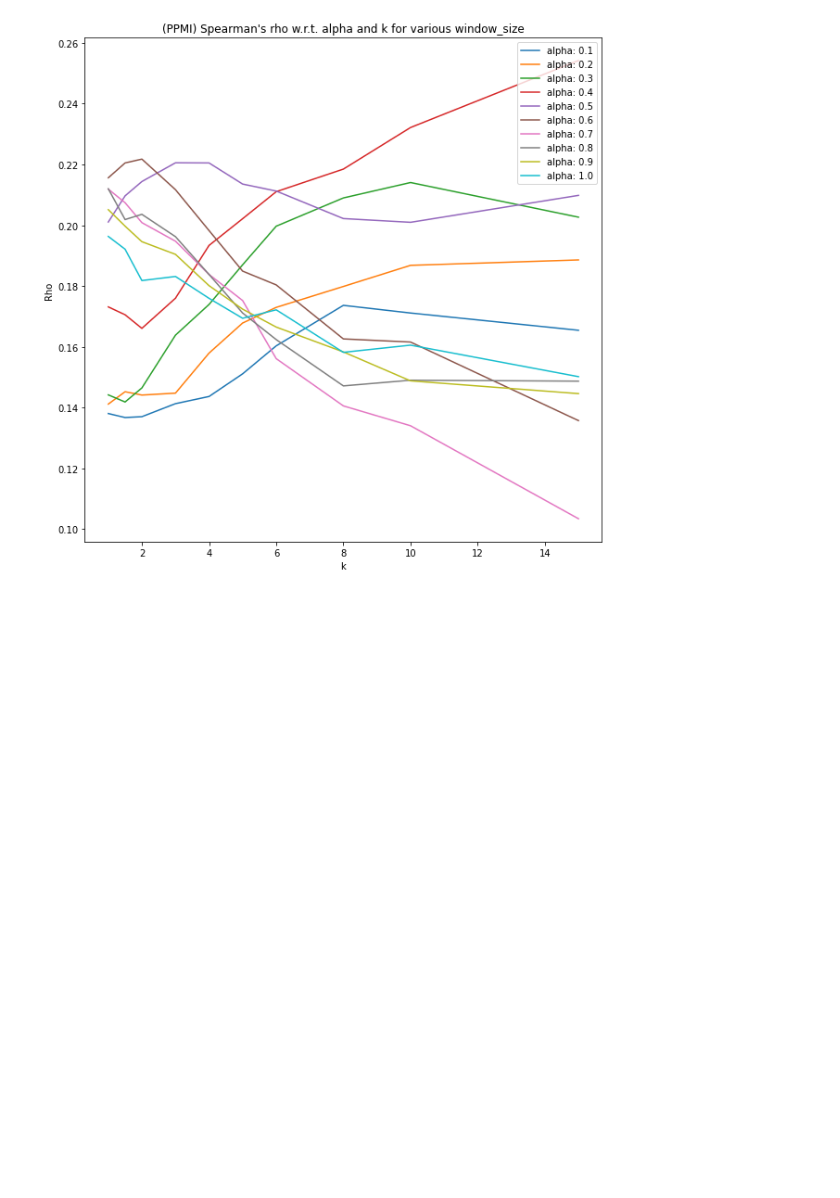
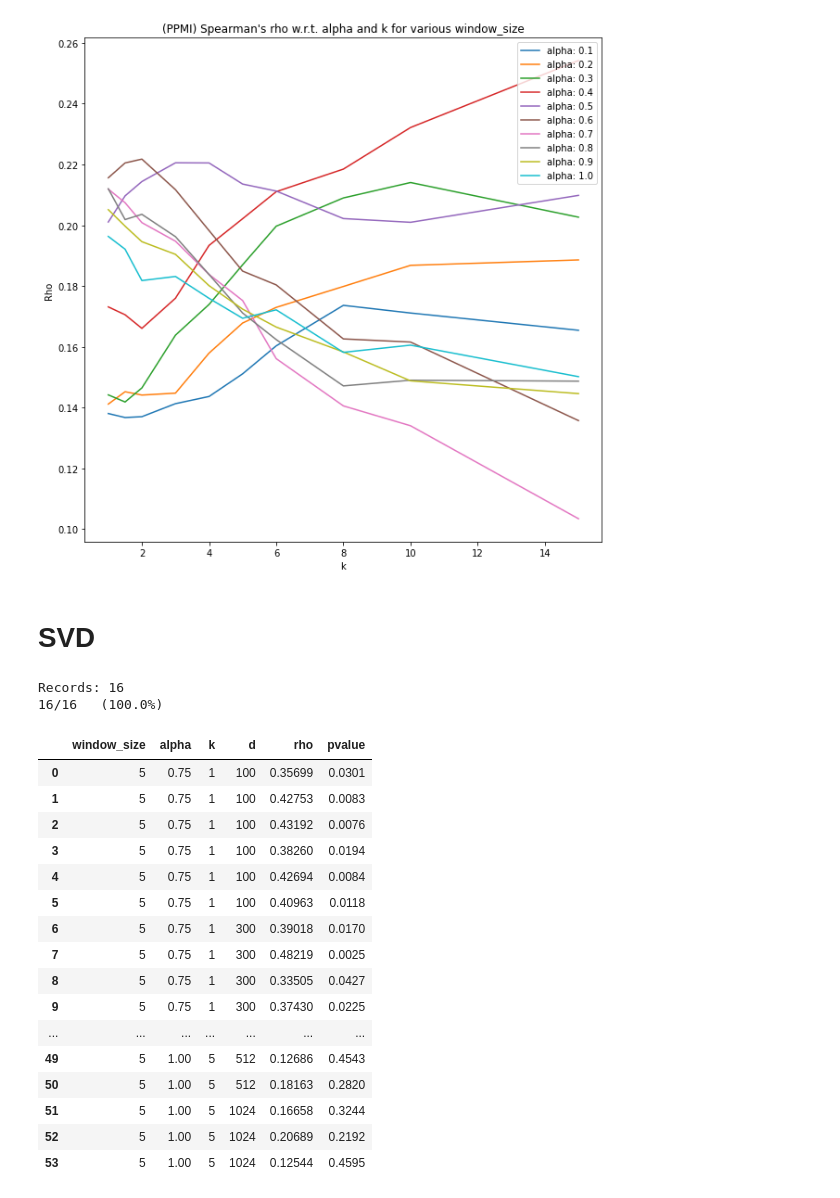
Before and after one commit to blietard/LexSemChange, a Jupyter notebook: results_visual.ipynb, the cells around one changed output. Drawn from its saved outputs; the diff is of its cells as text; code cells hidden in the pictures; blank space fills up the shorter version.

```diff
--- a/results_visual.ipynb
+++ b/results_visual.ipynb
@@ -285,3 +287,5 @@ plt.savefig('results_img/{}_{}_{}_rho_wErrors.png'.format(first_attribute,second
 plt.show()
 # %% [output]
 [figure]
+# %% [markdown]
+# SVD
@@ -287,0 +301,60 @@ plt.show()
+# %%
+i = 0
+table = []
+N = len(ws_list)*len(alpha_list)*len(k_list)*len(dim_list)
+print('Records: {}'.format( N ))
+for ws in ws_list:
+    for alpha in alpha_list:
+        for k in k_list:
+            for d in dim_list:
+                file_name = f'count_ws{ws}/count_ws{ws}-ppmi_a{alpha}_k{k}-svd_d{d}'
+                arr = np.genfromtxt(score_folder+file_name, delimiter='\t')
+                if len(arr.shape)>1: #more than one line
+                    for row in arr:
+                        rho, pvalue = row
+                        table.append({'window_size':ws,
+                                  'alpha':alpha,
+                                  'k':k,
+                                  'd':d,
+                                  'rho':rho,
+                                  'pvalue':pvalue
+                                  })
+
+                else:
+                    rho, pvalue = arr
+                    table.append({'window_size':ws,
+                                  'alpha':alpha,
+                                  'k':k,
+                                  'd':d,
+                                  'rho':rho,
+                                  'pvalue':pvalue
+                                  })
+                i+=1
+                print(f'\r{i}/{N}\t({np.round(i/N*100,2)}%)',end='')
+# %% [output]
+Records: 16
+16/16   (100.0%)
+# %%
+score_df = pd.DataFrame(table,columns=columns)
+score_df['window_size'] = score_df['window_size'].astype('int16')
+score_df['d'] = score_df['d'].astype('int64')
+score_df['k'] = score_df['k'].astype('int16')
+score_df
+# %% [output]
+|  | window_size | alpha | k | d | rho | pvalue |
+| 0 | 5 | 0.75 | 1 | 100 | 0.35699 | 0.0301 |
+| 1 | 5 | 0.75 | 1 | 100 | 0.42753 | 0.0083 |
+| 2 | 5 | 0.75 | 1 | 100 | 0.43192 | 0.0076 |
+| 3 | 5 | 0.75 | 1 | 100 | 0.38260 | 0.0194 |
+| 4 | 5 | 0.75 | 1 | 100 | 0.42694 | 0.0084 |
+| 5 | 5 | 0.75 | 1 | 100 | 0.40963 | 0.0118 |
+| 6 | 5 | 0.75 | 1 | 300 | 0.39018 | 0.0170 |
+| 7 | 5 | 0.75 | 1 | 300 | 0.48219 | 0.0025 |
+| 8 | 5 | 0.75 | 1 | 300 | 0.33505 | 0.0427 |
+| 9 | 5 | 0.75 | 1 | 300 | 0.37430 | 0.0225 |
+| ... | ... | ... | ... | ... | ... | ... |
+| 49 | 5 | 1.00 | 5 | 512 | 0.12686 | 0.4543 |
+| 50 | 5 | 1.00 | 5 | 512 | 0.18163 | 0.2820 |
+| 51 | 5 | 1.00 | 5 | 1024 | 0.16658 | 0.3244 |
+| 52 | 5 | 1.00 | 5 | 1024 | 0.20689 | 0.2192 |
+| 53 | 5 | 1.00 | 5 | 1024 | 0.12544 | 0.4595 |
```
Also changed, not shown: parts of 4 cells of this notebook, 1 other file.
